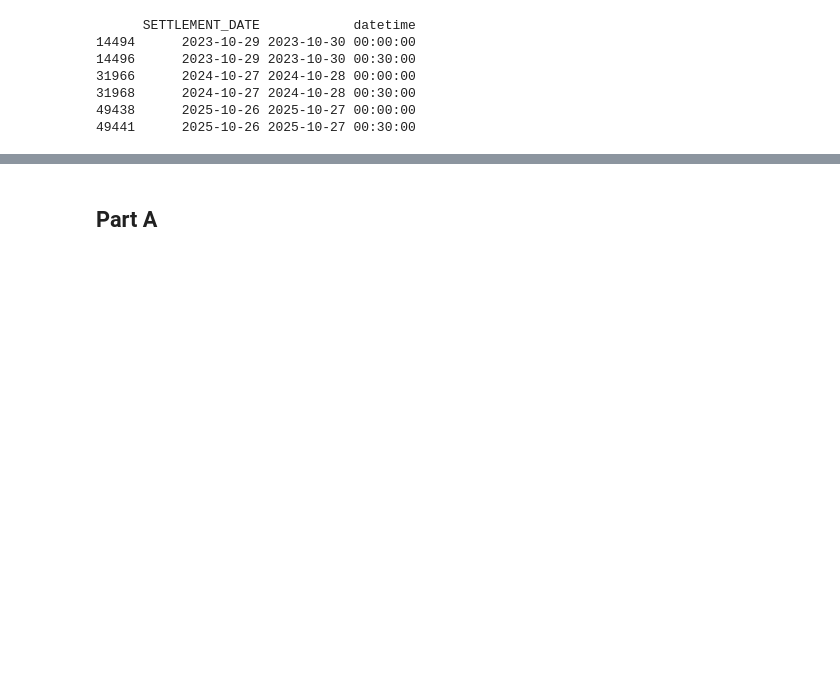
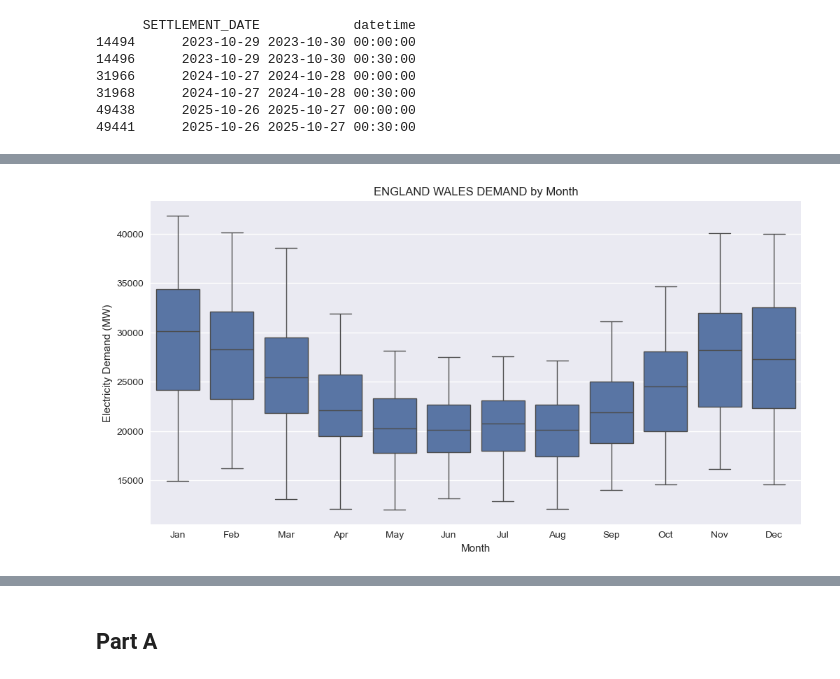
Before and after one commit to ocx-1129/ml_assignment, a Jupyter notebook: energyPred.ipynb, the cells around one changed output, grey strips where cells are left out. Cells and saved outputs as stored; diff of their text form; code cells hidden in the pictures; blank space fills up the shorter version.

```diff
--- a/energyPred.ipynb
+++ b/energyPred.ipynb
@@ -265,3 +331,26 @@ plt.show()
+# %%
+# Ensure your datetime column is in datetime format
+df['datetime'] = pd.to_datetime(df['datetime'])
+
+# Extract month from datetime
+df['month'] = df['datetime'].dt.month
+
+# Set plot style
+plt.style.use("seaborn-v0_8")
+plt.figure(figsize=(12, 6))
+
+# Create box plot
+sns.boxplot(x='month', y='ENGLAND_WALES_DEMAND', data=df)
+plt.title('ENGLAND WALES DEMAND by Month')
+plt.xlabel('Month')
+plt.ylabel('Electricity Demand (MW)')
+plt.xticks(ticks=range(12), labels=[
+    'Jan', 'Feb', 'Mar', 'Apr', 'May', 'Jun',
+    'Jul', 'Aug', 'Sep', 'Oct', 'Nov', 'Dec'
+])
+plt.show()
+# %% [output]
+[figure, added]
 # %%
 # 10. correlation
 # check pearson correlation between Demand and weather variables
```
Also changed, not shown: parts of 11 cells of this notebook.
